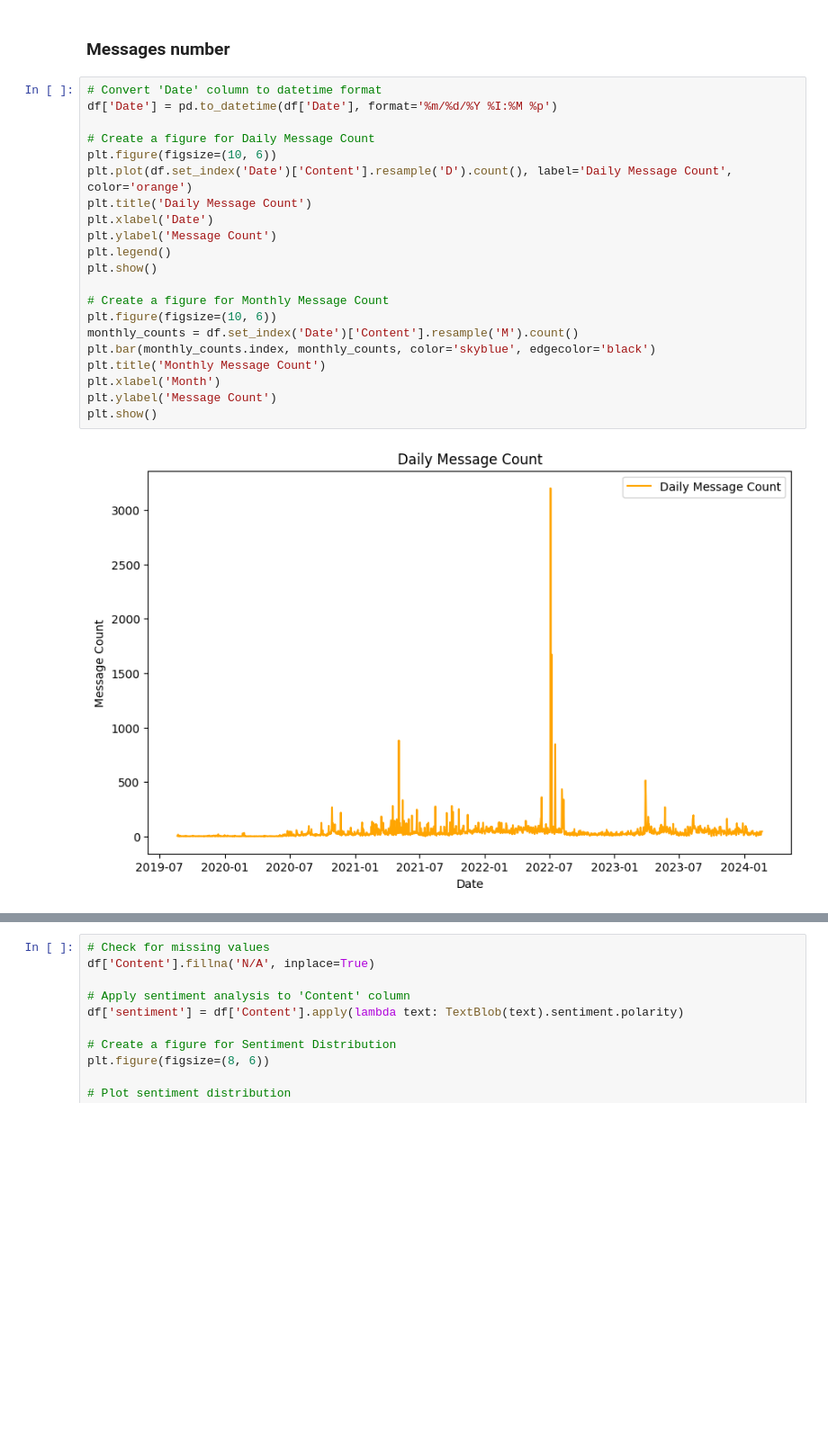
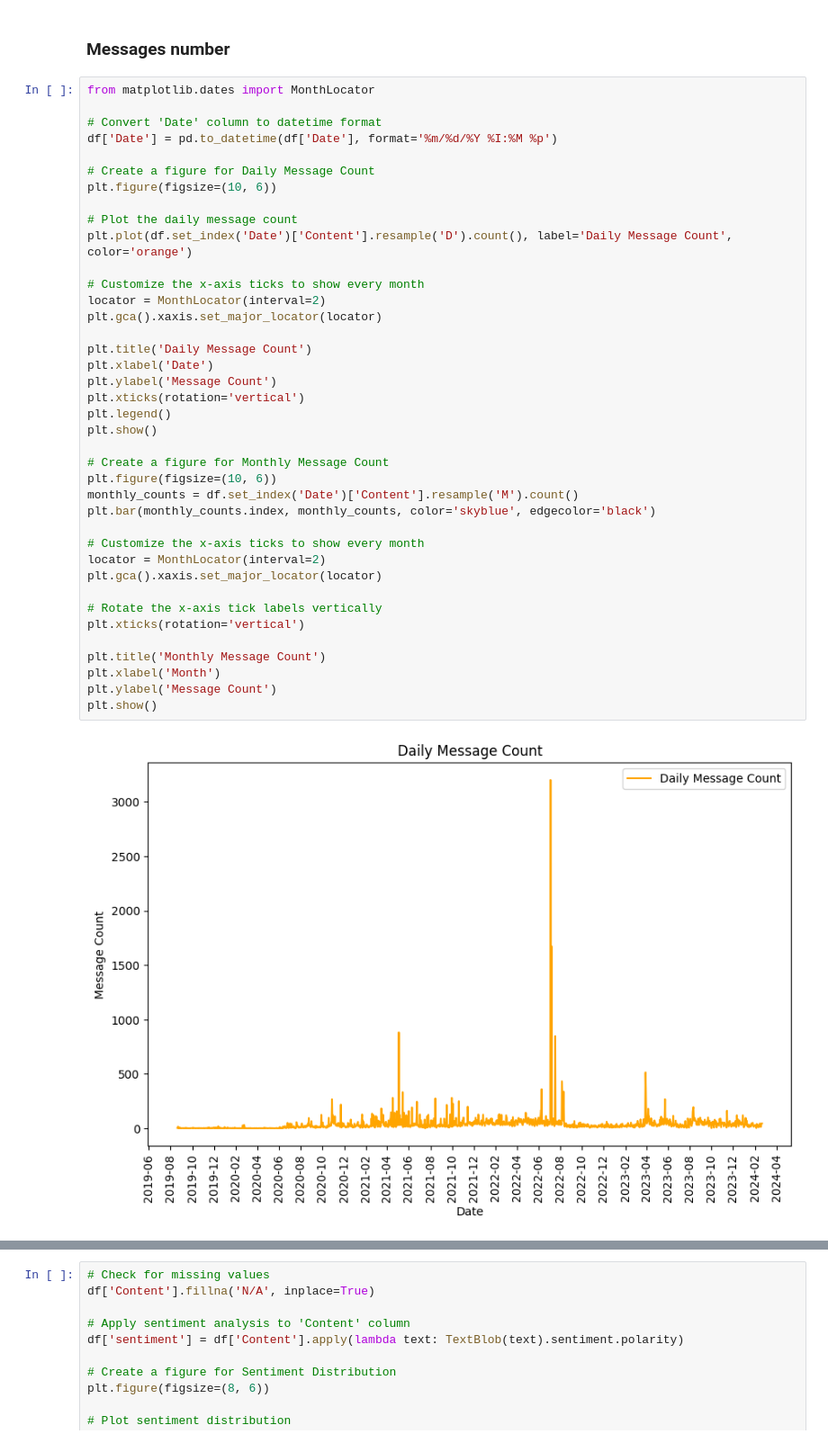
Before and after one commit to hugomoura10/discord_analysis_ocean, a Jupyter notebook: main.ipynb, the cells around one changed output, grey strips where cells are left out. Shown at 90% size. Cells and saved outputs as stored; diff of their text form; blank space fills up the shorter version.

Commit message:
changes in plots and next steps

```diff
--- a/main.ipynb
+++ b/main.ipynb
@@ -11,25 +11,43 @@ df = pd.read_csv('Datasets/Ocean Discord Data Challenge Dataset.csv')
 # %% [markdown]
 ### Messages number
 # %%
+from matplotlib.dates import MonthLocator
+
 # Convert 'Date' column to datetime format
 df['Date'] = pd.to_datetime(df['Date'], format='%m/%d/%Y %I:%M %p')
 
 # Create a figure for Daily Message Count
 plt.figure(figsize=(10, 6))
+
+# Plot the daily message count
 plt.plot(df.set_index('Date')['Content'].resample('D').count(), label='Daily Message Count', color='orange')
+
+# Customize the x-axis ticks to show every month
+locator = MonthLocator(interval=2)
+plt.gca().xaxis.set_major_locator(locator)
+
 plt.title('Daily Message Count')
 plt.xlabel('Date')
 plt.ylabel('Message Count')
+plt.xticks(rotation='vertical')
 plt.legend()
 plt.show()
 
 # Create a figure for Monthly Message Count
 plt.figure(figsize=(10, 6))
 monthly_counts = df.set_index('Date')['Content'].resample('M').count()
 plt.bar(monthly_counts.index, monthly_counts, color='skyblue', edgecolor='black')
+
+# Customize the x-axis ticks to show every month
+locator = MonthLocator(interval=2)
+plt.gca().xaxis.set_major_locator(locator)
+
+# Rotate the x-axis tick labels vertically
+plt.xticks(rotation='vertical')
+
 plt.title('Monthly Message Count')
 plt.xlabel('Month')
 plt.ylabel('Message Count')
 plt.show()
 # %% [output]
-[figure, old version]
+[figure, new version]
```
Also changed, not shown: parts of 9 cells of this notebook, 47 other files.
